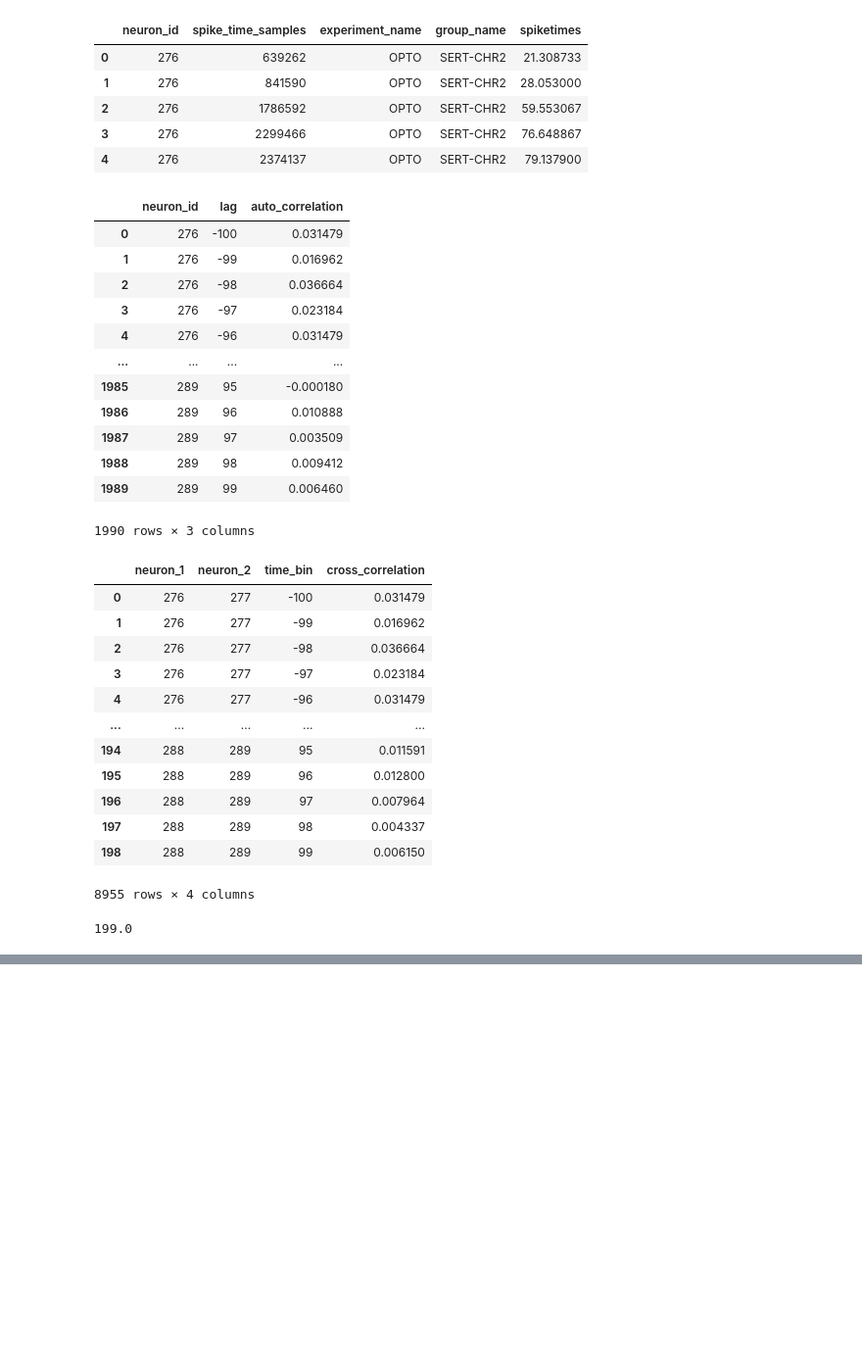
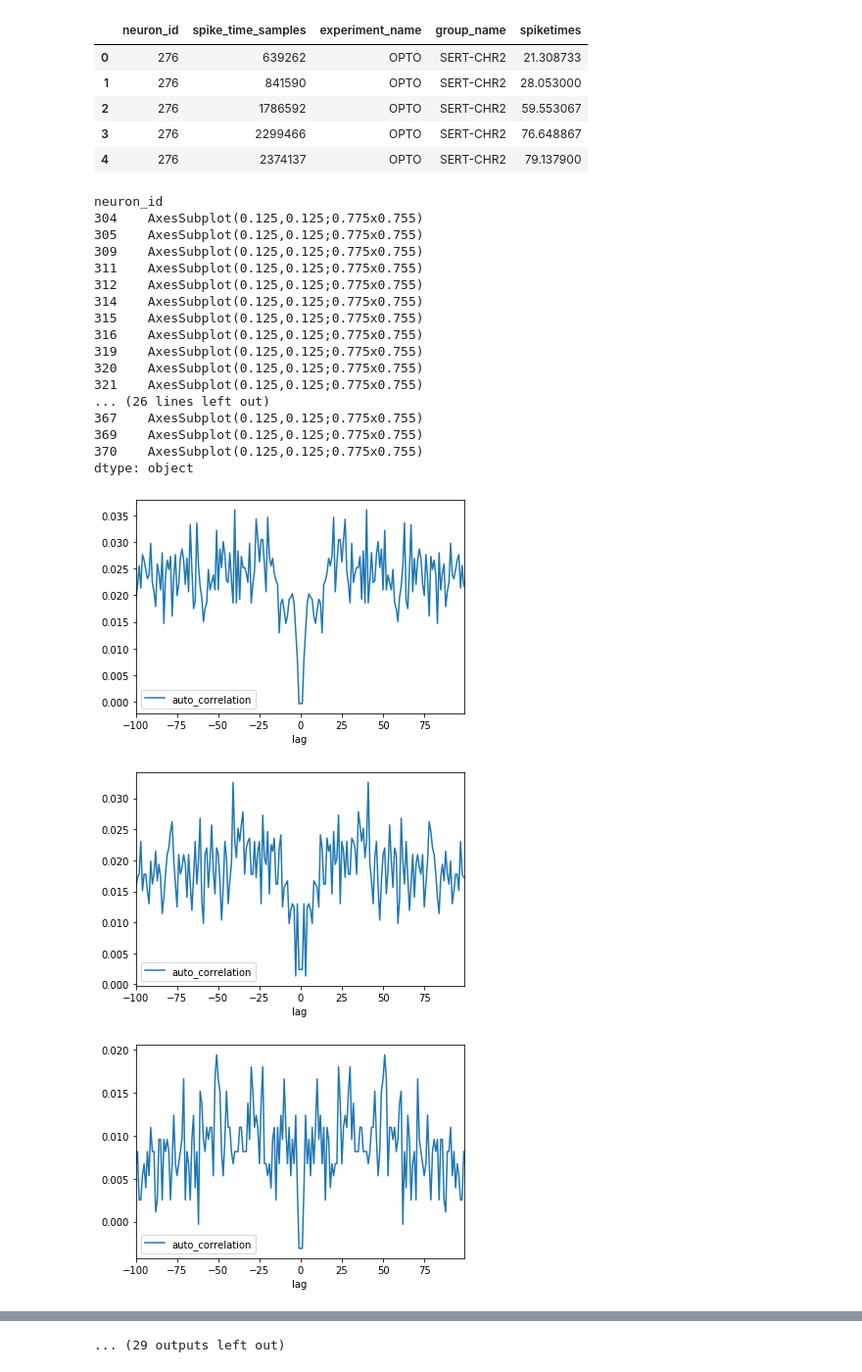
Before and after one commit to Ruairi-osul/opto_analysis, a Jupyter notebook: notebooks/cross_correlation.ipynb, the cells around one changed output, grey strips where cells are left out. Shown at 98% size. Saved outputs shown, nothing was run; the diff lists cells and outputs as text; code cells hidden in the pictures; blank space fills up the shorter version.

Commit message:
added notebook for jitter spiketrains

```diff
--- a/notebooks/cross_correlation.ipynb
+++ b/notebooks/cross_correlation.ipynb
@@ -22,40 +22,35 @@ df_spikes.head()
 | 4 | 276 | 2374137 | OPTO | SERT-CHR2 | 79.137900 |
 # %%
 neurons = df_spikes["neuron_id"].unique()
-df1 = df_spikes.loc[df_spikes["neuron_id"].isin(neurons[:10])]
+df1 = df_spikes.loc[df_spikes["neuron_id"].isin(neurons[20:60])]
-# %%
-auto_corr_df(df1)
-# %% [output]
-|  | neuron_id | lag | auto_correlation |
-| 0 | 276 | -100 | 0.031479 |
-| 1 | 276 | -99 | 0.016962 |
-| 2 | 276 | -98 | 0.036664 |
-| 3 | 276 | -97 | 0.023184 |
-| 4 | 276 | -96 | 0.031479 |
-| ... | ... | ... | ... |
-| 1985 | 289 | 95 | -0.000180 |
-| 1986 | 289 | 96 | 0.010888 |
-| 1987 | 289 | 97 | 0.003509 |
-| 1988 | 289 | 98 | 0.009412 |
-| 1989 | 289 | 99 | 0.006460 |
-1990 rows × 3 columns
-# %%
-cross_corr_df(df1)
-# %% [output]
-|  | neuron_1 | neuron_2 | time_bin | cross_correlation |
-| 0 | 276 | 277 | -100 | 0.031479 |
-| 1 | 276 | 277 | -99 | 0.016962 |
-| 2 | 276 | 277 | -98 | 0.036664 |
-| 3 | 276 | 277 | -97 | 0.023184 |
-| 4 | 276 | 277 | -96 | 0.031479 |
-| ... | ... | ... | ... | ... |
-| 194 | 288 | 289 | 95 | 0.011591 |
-| 195 | 288 | 289 | 96 | 0.012800 |
-| 196 | 288 | 289 | 97 | 0.007964 |
-| 197 | 288 | 289 | 98 | 0.004337 |
-| 198 | 288 | 289 | 99 | 0.006150 |
-8955 rows × 4 columns
-# %%
-8955 / 45
-# %% [output]
-199.0
+# %%
+df = auto_corr_df(df1)
+# %%
+df["zscore"] = (
+    df
+    .groupby("neuron_id")["auto_correlation"]
+    .transform(lambda x: zscore(x))
+)
+# %%
+df.groupby("neuron_id").plot(y="auto_correlation", x="lag")
+# %% [output]
+neuron_id
+304    AxesSubplot(0.125,0.125;0.775x0.755)
+305    AxesSubplot(0.125,0.125;0.775x0.755)
+309    AxesSubplot(0.125,0.125;0.775x0.755)
+311    AxesSubplot(0.125,0.125;0.775x0.755)
+312    AxesSubplot(0.125,0.125;0.775x0.755)
+314    AxesSubplot(0.125,0.125;0.775x0.755)
+315    AxesSubplot(0.125,0.125;0.775x0.755)
+316    AxesSubplot(0.125,0.125;0.775x0.755)
+319    AxesSubplot(0.125,0.125;0.775x0.755)
+320    AxesSubplot(0.125,0.125;0.775x0.755)
+321    AxesSubplot(0.125,0.125;0.775x0.755)
+... (26 lines left out)
+367    AxesSubplot(0.125,0.125;0.775x0.755)
+369    AxesSubplot(0.125,0.125;0.775x0.755)
+370    AxesSubplot(0.125,0.125;0.775x0.755)
+dtype: object
+[figure, added]
+[figure, added]
+[figure, added]
@@ -61,0 +65 @@ cross_corr_df(df1)
+... (29 outputs left out)
```
Also changed, not shown: parts of 7 cells of this notebook, 2 other files.
